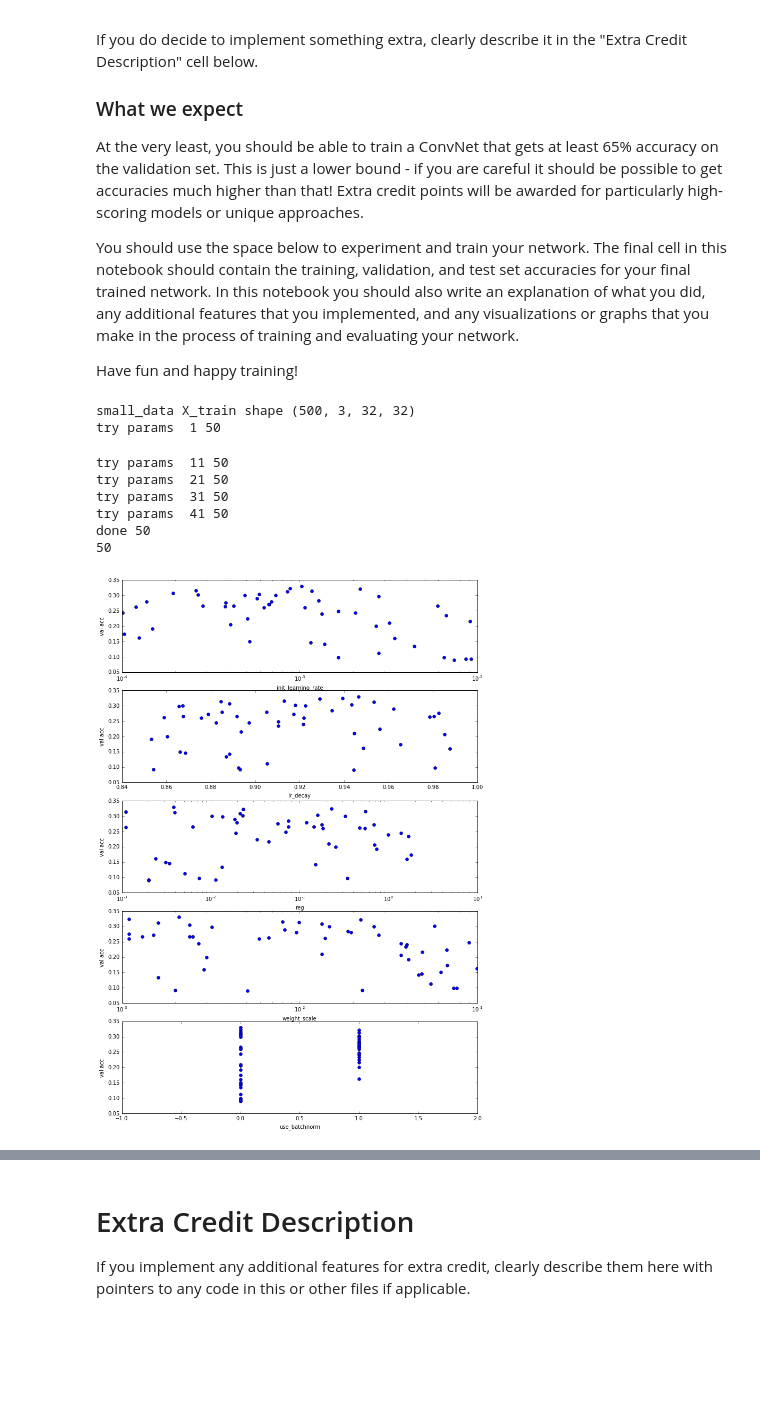
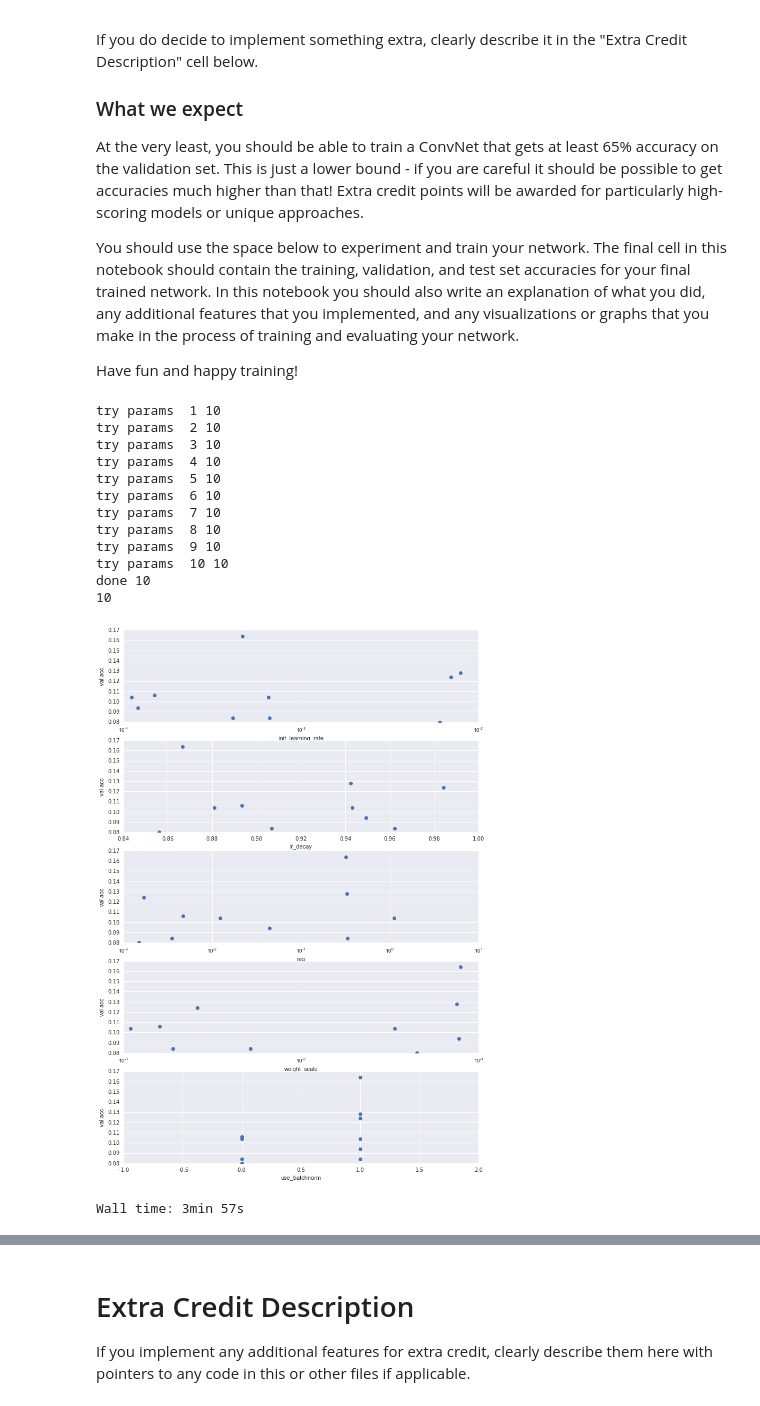
Before and after one commit to probe301/kaggle, a Jupyter notebook: CS231n_assignment2/ConvolutionalNetworks.ipynb, the cells around one changed output, grey strips where cells are left out. Cells and saved outputs as stored; diff of their text form; code cells hidden in the pictures; blank space fills up the shorter version.

```diff
--- a/CS231n_assignment2/ConvolutionalNetworks.ipynb
+++ b/CS231n_assignment2/ConvolutionalNetworks.ipynb
@@ -486,8 +491,8 @@ A nice trick is to train your model with just a few training samples. You should
 
 # data = get_CIFAR10_data(num_training=17000, num_validation=1000,
 #                         num_test=2000, astype='float')
-data = get_CIFAR10_data(num_training=5000, num_validation=1000,
-                        num_test=2000, astype=np.float32)
+data = get_CIFAR10_data(num_training=19000, num_validation=1000,
+                        num_test=0, astype=np.float32)
 
 for k, v in data.items():
   print ('%s: ' % k, v.shape)
@@ -748,6 +754,8 @@ middle_data = {
   'y_val': data['y_val'],
 }
 # %%
+# %%time
+
 import math
 import random
 from cs231n.classifiers.cnn import CustomConvNet
@@ -796,20 +804,20 @@ def random_search(max_search_times=20,
                   ):
 
   small_data = clip_small_data(data)
-  print('small_data X_train shape', small_data['X_train'].shape)
+
 
   for i in range(max_search_times):
 
     model = CustomConvNet(input_dim=(3, 32, 32),
-                          filters=(20, ),
-                          filter_size=7,
-                          hidden_dims=(100, ),
+                          filters=(36,24,24),
+                          filter_size=3,
+                          hidden_dims=(500,300),
                           num_classes=10,
                           weight_scale=weight_scales.roll(),
                           reg=regs.roll(),
                           use_batchnorm=use_batchnorms.roll(),
                           dtype=np.float32)
-    if i % 10 == 0:
+    if i % 1 == 0:
       print('try params ', i+1, max_search_times)
 
     solver = Solver(model,
@@ -822,7 +830,7 @@ def random_search(max_search_times=20,
                       'learning_rate': learning_rates.roll(),
                     },
                     verbose=False)
-
+#     print('data shape', data['X_train'].shape)
     solver.train()
     val_acc = max(solver.val_acc_history)
 #     if val_acc >= stop_val_acc:
@@ -880,6 +888,7 @@ def print_results(results):
   plt.show()
 
 def print_solver(solver):
+
   plt.subplot(2, 1, 1)
   plt.title('Training loss')
   plt.plot(solver.loss_history, 'o')
@@ -895,35 +904,41 @@ def print_solver(solver):
   plt.gcf().set_size_inches(15, 12)
   plt.show()
 # %%
+%%time
+
 ### test API
 
 # on full data test 太慢了, 根据有限的 10+ 个测试,
 # 选择同样的参数, 作用在 small data 和 full data 上结果差不多
 best_model = None
 results = []
-results = random_search(max_search_times=50,
-                        report_val_acc=0.4,
-                        num_epochs=5,
+results = random_search(max_search_times=10,
+                        report_val_acc=0.3,
+                        num_epochs=1,
                         lr_decays=RandomRoll(0.85, 0.99),
                         weight_scales=RandomRoll(0.001, 0.1),
                         regs=RandomRoll(0.001, 3),
                         learning_rates=RandomRoll(0.0001, 0.01),
                         use_batchnorms=RandomRoll([True, False]),
                         results=results,
                         )
-
 print(len(results))
 print_results(results)
 # %% [output]
-small_data X_train shape (500, 3, 32, 32)
-try params  1 50
+try params  1 10
+try params  2 10
+try params  3 10
+try params  4 10
+try params  5 10
+try params  6 10
+try params  7 10
+try params  8 10
+try params  9 10
+try params  10 10
+done 10
+10
+[figure, new version]
-try params  11 50
-try params  21 50
-try params  31 50
-try params  41 50
-done 50
-50
+Wall time: 3min 57s
-[figure, old version]
 # %%
 s = sorted(results, key=lambda x:x['best_val_acc'], reverse=True)
 # print(len(results))
```
Also changed, not shown: parts of 7 cells of this notebook, 1 other file.
